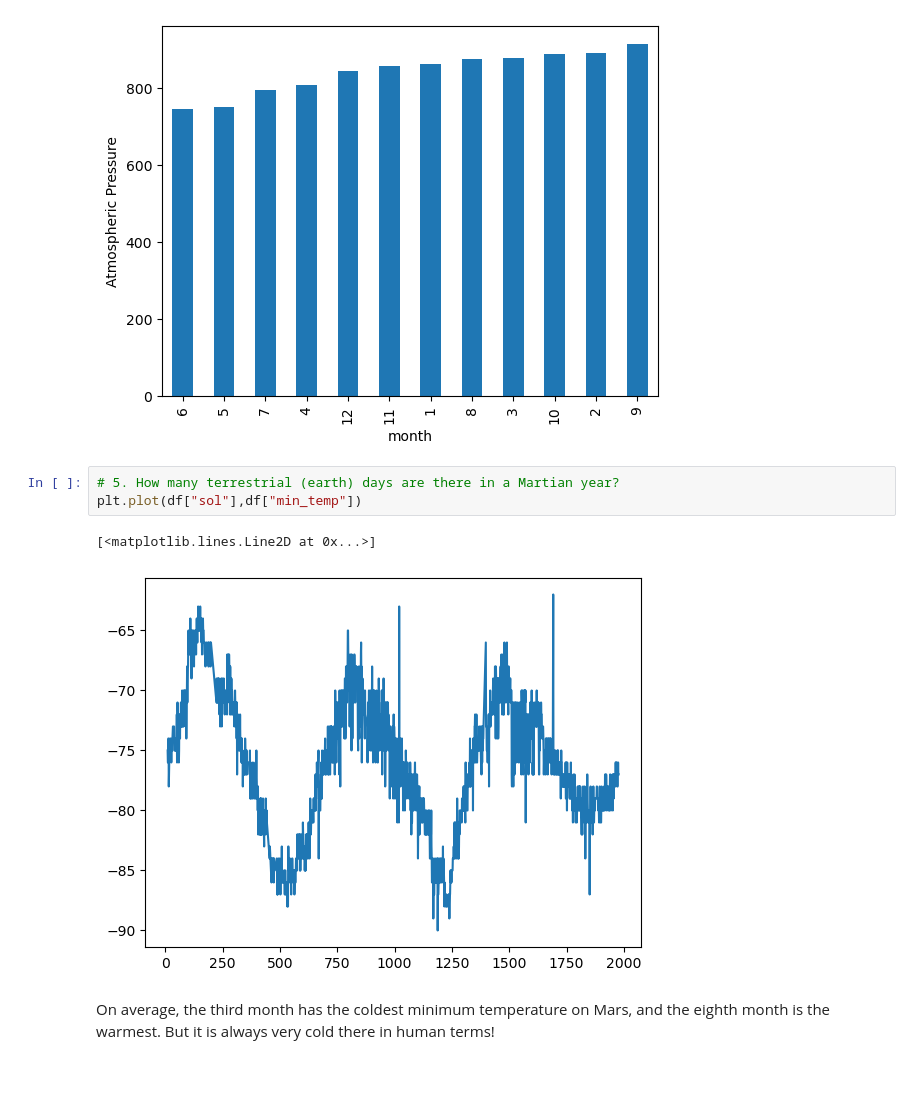
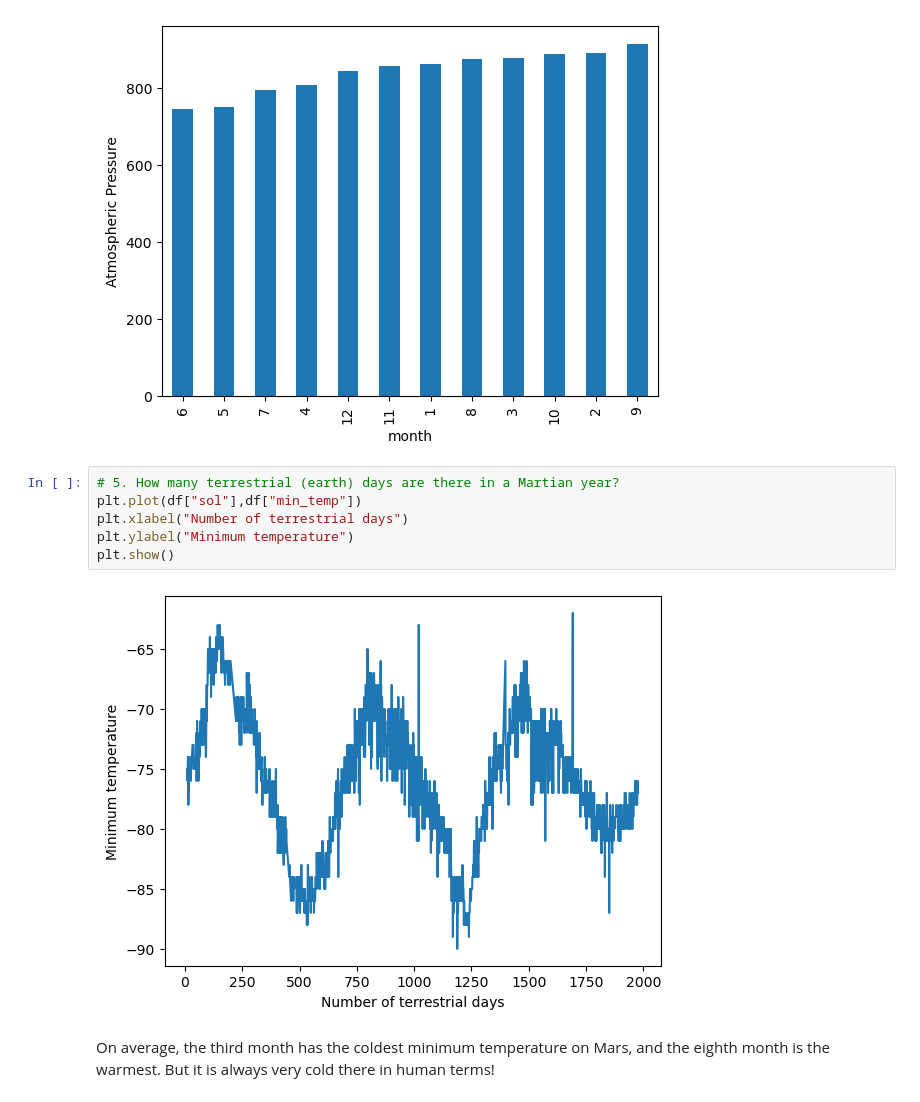
Before and after one commit to cjhornung/web-scraping-challenge, a Jupyter notebook: part_2_mars_weather.ipynb, the cells around one changed output. Cells and saved outputs as stored; diff of their text form; blank space fills up the shorter version.

```diff
--- a/part_2_mars_weather.ipynb
+++ b/part_2_mars_weather.ipynb
@@ -216,9 +216,11 @@ plt.show()
 # %%
 # 5. How many terrestrial (earth) days are there in a Martian year?
 plt.plot(df["sol"],df["min_temp"])
+plt.xlabel("Number of terrestrial days")
+plt.ylabel("Minimum temperature")
+plt.show()
 # %% [output]
-[<matplotlib.lines.Line2D at 0x...>]
-[figure, old version]
+[figure, new version]
 # %% [markdown]
 On average, the third month has the coldest minimum temperature on Mars, and the eighth month is the warmest. But it is always very cold there in human terms!
 # %% [markdown]
```
Also changed, not shown: 1 other file.
